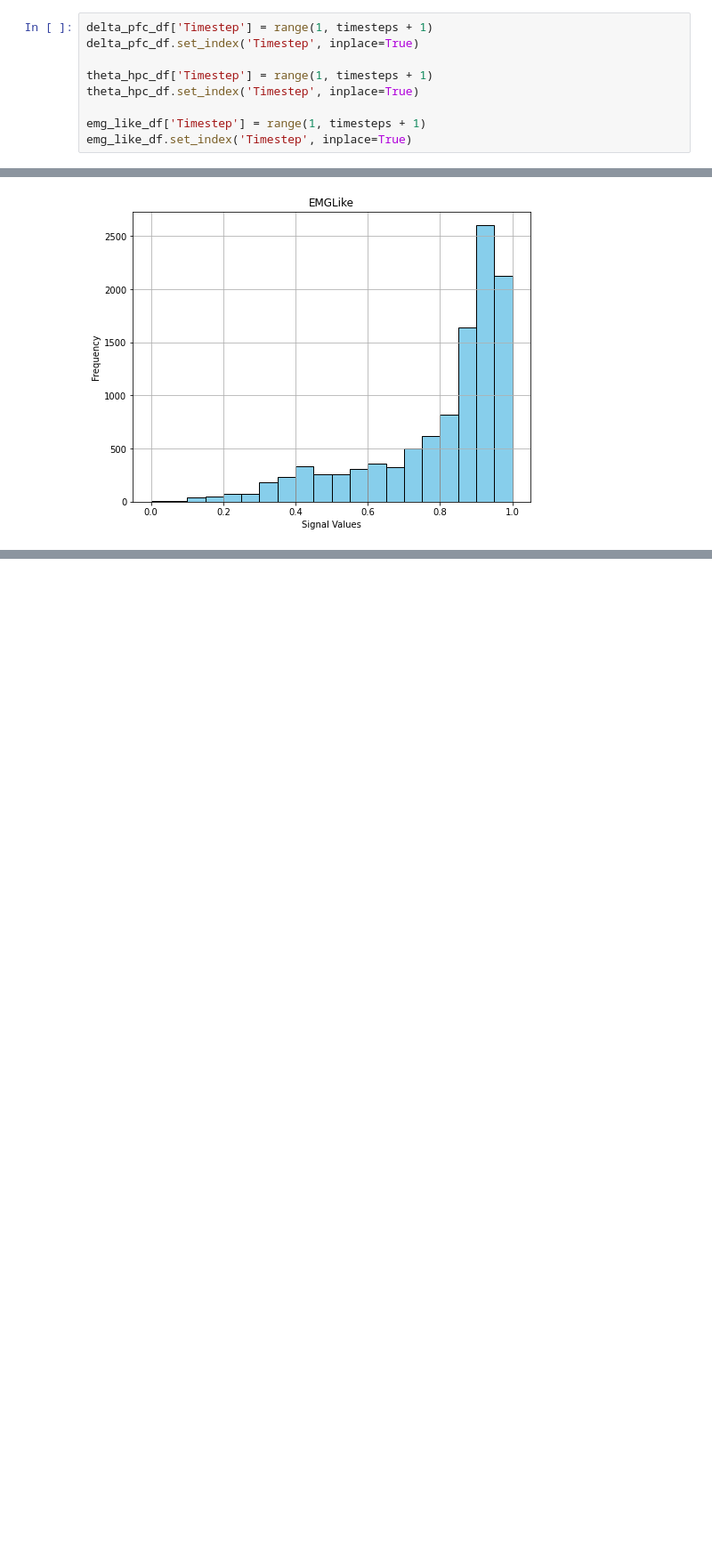
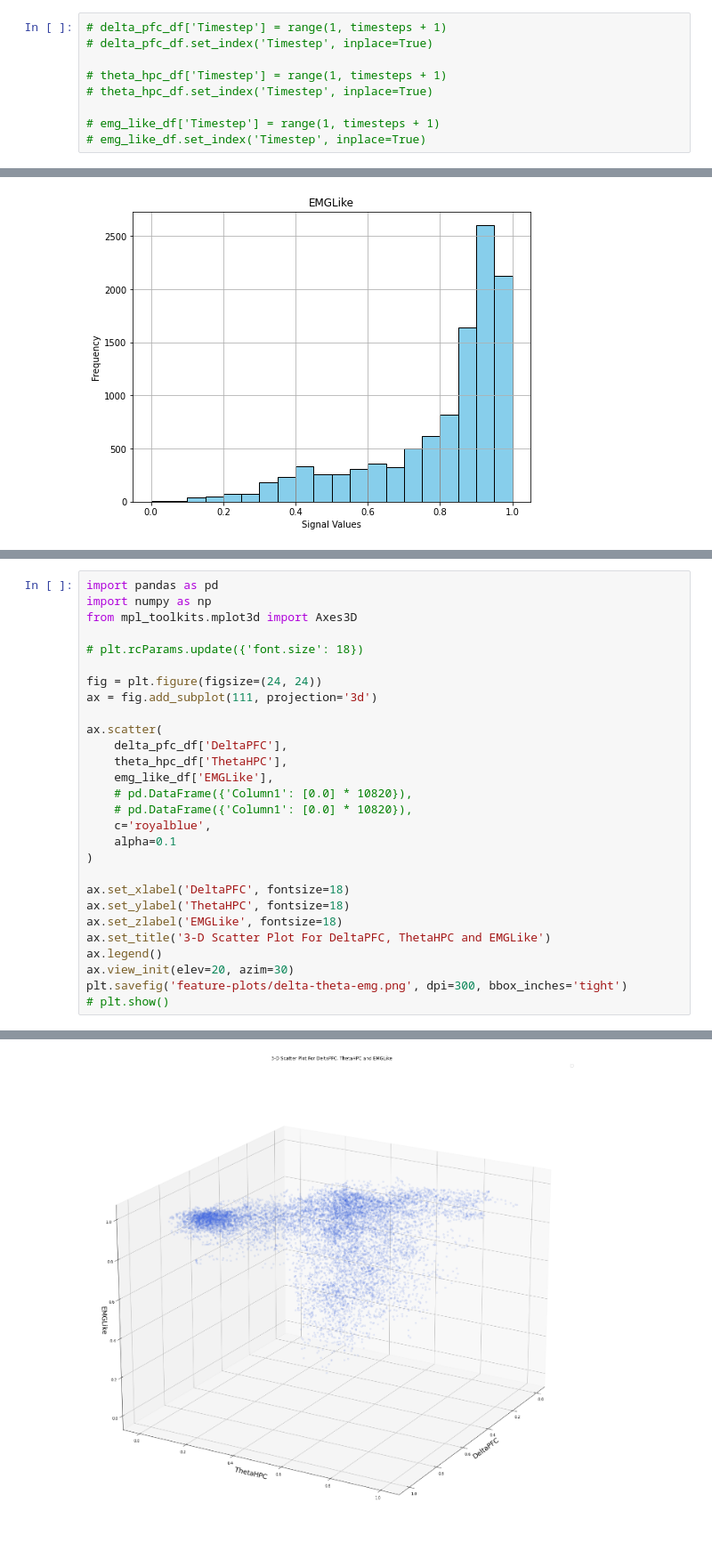
Before and after one commit to conscioustahoe/sleep-scoring-analysis, a Jupyter notebook: delta_pfc_theta_hpc_emg_like_analysis.ipynb, the cells around one changed output, grey strips where cells are left out. Shown at 89% size. Drawn from its saved outputs; the diff is of its cells as text; blank space fills up the shorter version.

Commit message:
fix 3d plot by adjusting the viewing angle

```diff
--- a/delta_pfc_theta_hpc_emg_like_analysis.ipynb
+++ b/delta_pfc_theta_hpc_emg_like_analysis.ipynb
@@ -23,12 +29,12 @@ emg_like_df = pd.DataFrame(lfp_matrix[:, 4], columns=["EMGLike"])
 
 timesteps = 10820
 # %%
-delta_pfc_df['Timestep'] = range(1, timesteps + 1)
-delta_pfc_df.set_index('Timestep', inplace=True)
+# delta_pfc_df['Timestep'] = range(1, timesteps + 1)
+# delta_pfc_df.set_index('Timestep', inplace=True)
 
-theta_hpc_df['Timestep'] = range(1, timesteps + 1)
-theta_hpc_df.set_index('Timestep', inplace=True)
+# theta_hpc_df['Timestep'] = range(1, timesteps + 1)
+# theta_hpc_df.set_index('Timestep', inplace=True)
 
-emg_like_df['Timestep'] = range(1, timesteps + 1)
-emg_like_df.set_index('Timestep', inplace=True)
+# emg_like_df['Timestep'] = range(1, timesteps + 1)
+# emg_like_df.set_index('Timestep', inplace=True)
 # %%
@@ -150,0 +196,29 @@ plt.show()
+# %%
+import pandas as pd
+import numpy as np
+from mpl_toolkits.mplot3d import Axes3D
+
+# plt.rcParams.update({'font.size': 18})
+
+fig = plt.figure(figsize=(24, 24))
+ax = fig.add_subplot(111, projection='3d')
+
+ax.scatter(
+    delta_pfc_df['DeltaPFC'],
+    theta_hpc_df['ThetaHPC'],
+    emg_like_df['EMGLike'],
+    # pd.DataFrame({'Column1': [0.0] * 10820}),
+    # pd.DataFrame({'Column1': [0.0] * 10820}),
+    c='royalblue',
+    alpha=0.1
+)
+
+ax.set_xlabel('DeltaPFC', fontsize=18)
+ax.set_ylabel('ThetaHPC', fontsize=18)
+ax.set_zlabel('EMGLike', fontsize=18)
+ax.set_title('3-D Scatter Plot For DeltaPFC, ThetaHPC and EMGLike')
+ax.legend()
+ax.view_init(elev=20, azim=30)
+plt.savefig('feature-plots/delta-theta-emg.png', dpi=300, bbox_inches='tight')
+# plt.show()
+# %% [output]
@@ -150,0 +226 @@ plt.show()
+[figure, added]
```
Also changed, not shown: parts of 11 cells of this notebook.
